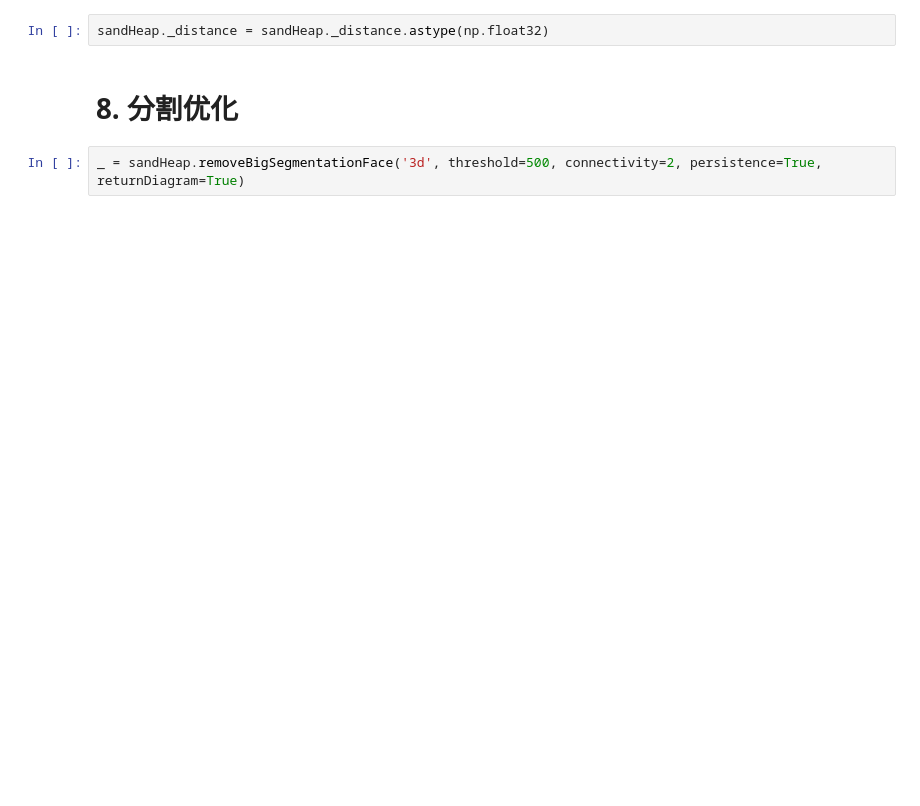
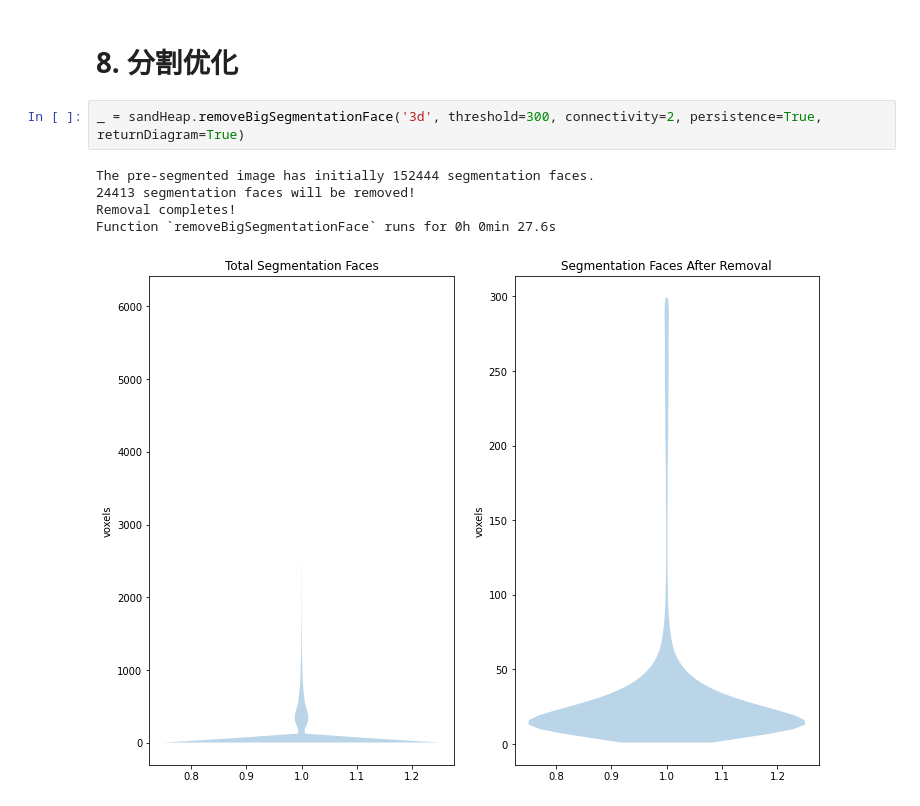
Before and after one commit to chua-n/soil, a Jupyter notebook: SandHeap500.ipynb, the cells around one changed output. Cells and saved outputs as stored; diff of their text form; blank space fills up the shorter version.

```diff
--- a/SandHeap500.ipynb
+++ b/SandHeap500.ipynb
@@ -130,8 +138,12 @@ io.imshow(img_as_ubyte(sandHeap.preSegmented[250][500:1000, 500:1000]))
-# %%
-sandHeap._distance = sandHeap._distance.astype(np.float32)
 # %% [markdown]
 # 8. 分割优化
 # %%
-_ = sandHeap.removeBigSegmentationFace('3d', threshold=500, connectivity=2, persistence=True, returnDiagram=True)
+_ = sandHeap.removeBigSegmentationFace('3d', threshold=300, connectivity=2, persistence=True, returnDiagram=True)
+# %% [output]
+The pre-segmented image has initially 152444 segmentation faces.
+24413 segmentation faces will be removed!
+Removal completes!
+Function `removeBigSegmentationFace` runs for 0h 0min 27.6s
+[figure, added]
 # %%
 io.imshow(img_as_ubyte(sandHeap.finalSegmented[250][500:1000, 500:1000]))
```
Also changed, not shown: parts of 22 cells of this notebook, 6 other files.
